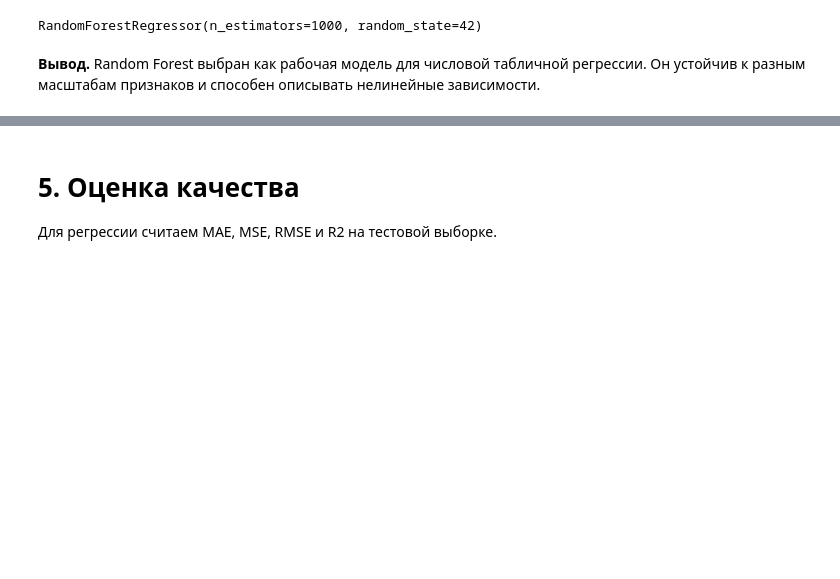
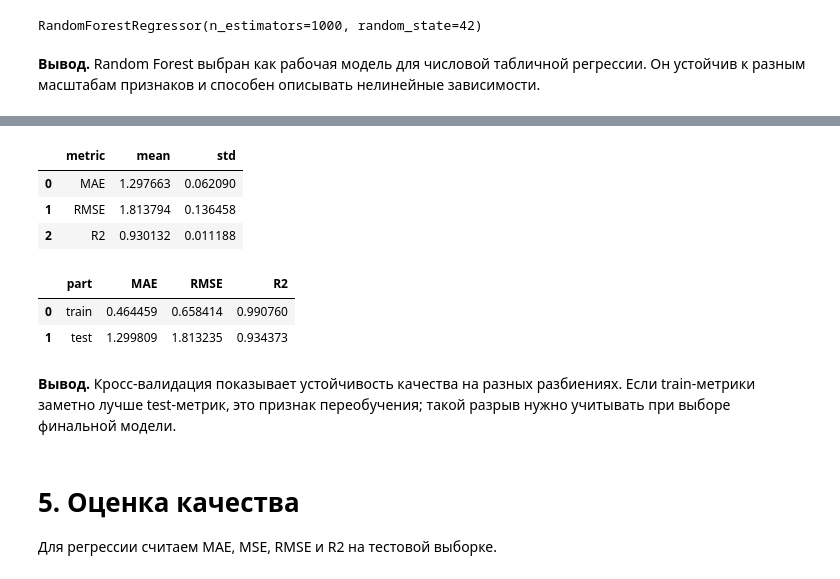
Before and after one commit to nepridumalnik/it-lms-course, a Jupyter notebook: final/task.ipynb, the cells around one changed output, grey strips where cells are left out. Drawn from its saved outputs; the diff is of its cells as text; code cells hidden in the pictures; blank space fills up the shorter version.

Commit message:
feat: add cross validation analysis

```diff
--- a/final/task.ipynb
+++ b/final/task.ipynb
@@ -336,3 +340,65 @@ RandomForestRegressor(n_estimators=1000, random_state=42)
+# %%
+cv = KFold(n_splits=5, shuffle=True, random_state=RANDOM_SEED)
+
+cv_scores = cross_validate(
+    best_model,
+    train_df.to_numpy(),
+    target_df.to_numpy().ravel(),
+    cv=cv,
+    scoring={
+        "MAE": "neg_mean_absolute_error",
+        "RMSE": "neg_root_mean_squared_error",
+        "R2": "r2",
+    },
+    n_jobs=-1,
+)
+
+cv_summary = pd.DataFrame({
+    "metric": ["MAE", "RMSE", "R2"],
+    "mean": [
+        -cv_scores["test_MAE"].mean(),
+        -cv_scores["test_RMSE"].mean(),
+        cv_scores["test_R2"].mean(),
+    ],
+    "std": [
+        cv_scores["test_MAE"].std(),
+        cv_scores["test_RMSE"].std(),
+        cv_scores["test_R2"].std(),
+    ],
+})
+cv_summary
+# %% [output]
+|  | metric | mean | std |
+| 0 | MAE | 1.297663 | 0.062090 |
+| 1 | RMSE | 1.813794 | 0.136458 |
+| 2 | R2 | 0.930132 | 0.011188 |
+# %%
+best_model.fit(X_train_np, y_train_np.ravel())
+
+train_prediction = best_model.predict(X_train_np)
+test_prediction = best_model.predict(X_test_np)
+
+validation_gap = pd.DataFrame([
+    {
+        "part": "train",
+        "MAE": mean_absolute_error(y_train_np, train_prediction),
+        "RMSE": root_mean_squared_error(y_train_np, train_prediction),
+        "R2": r2_score(y_train_np, train_prediction),
+    },
+    {
+        "part": "test",
+        "MAE": mean_absolute_error(y_test_np, test_prediction),
+        "RMSE": root_mean_squared_error(y_test_np, test_prediction),
+        "R2": r2_score(y_test_np, test_prediction),
+    },
+])
+validation_gap
+# %% [output]
+|  | part | MAE | RMSE | R2 |
+| 0 | train | 0.464459 | 0.658414 | 0.990760 |
+| 1 | test | 1.299809 | 1.813235 | 0.934373 |
+# %% [markdown]
+**Вывод.** Кросс-валидация показывает устойчивость качества на разных разбиениях. Если train-метрики заметно лучше test-метрик, это признак переобучения; такой разрыв нужно учитывать при выборе финальной модели.
 # %% [markdown]
 # 5. Оценка качества
 
```
Also changed, not shown: parts of 2 cells of this notebook.
